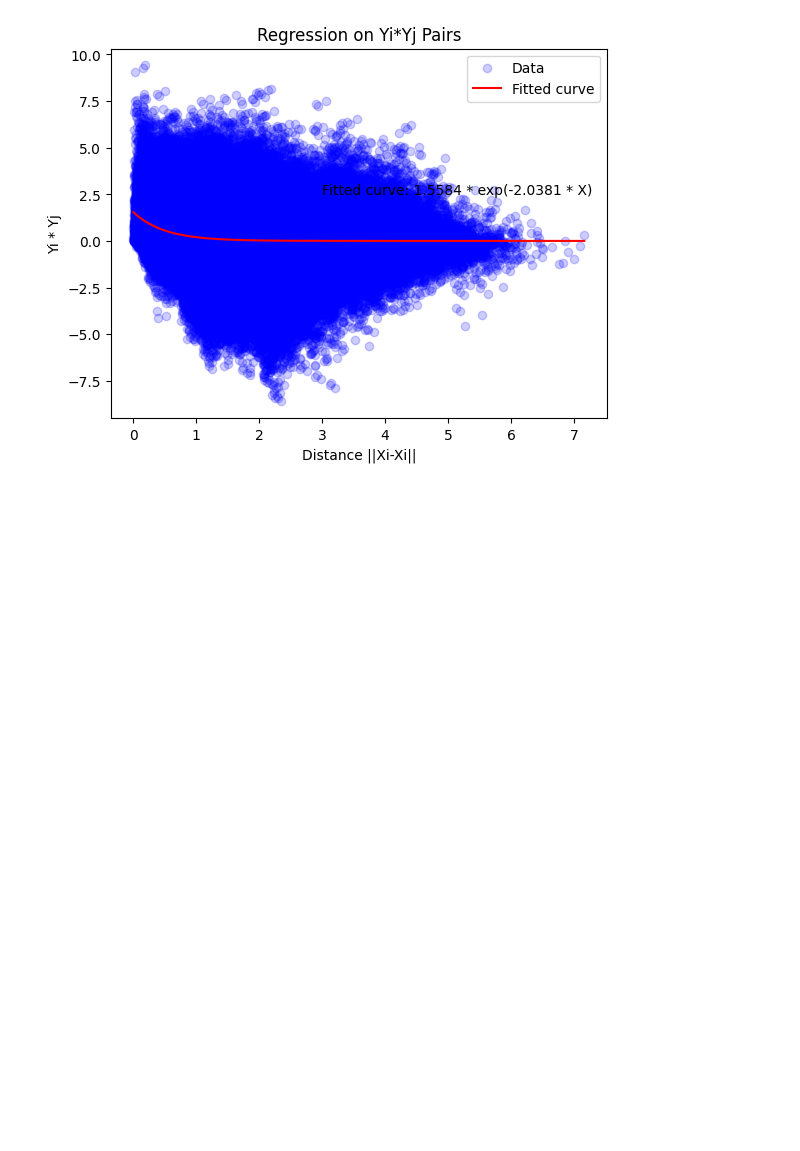
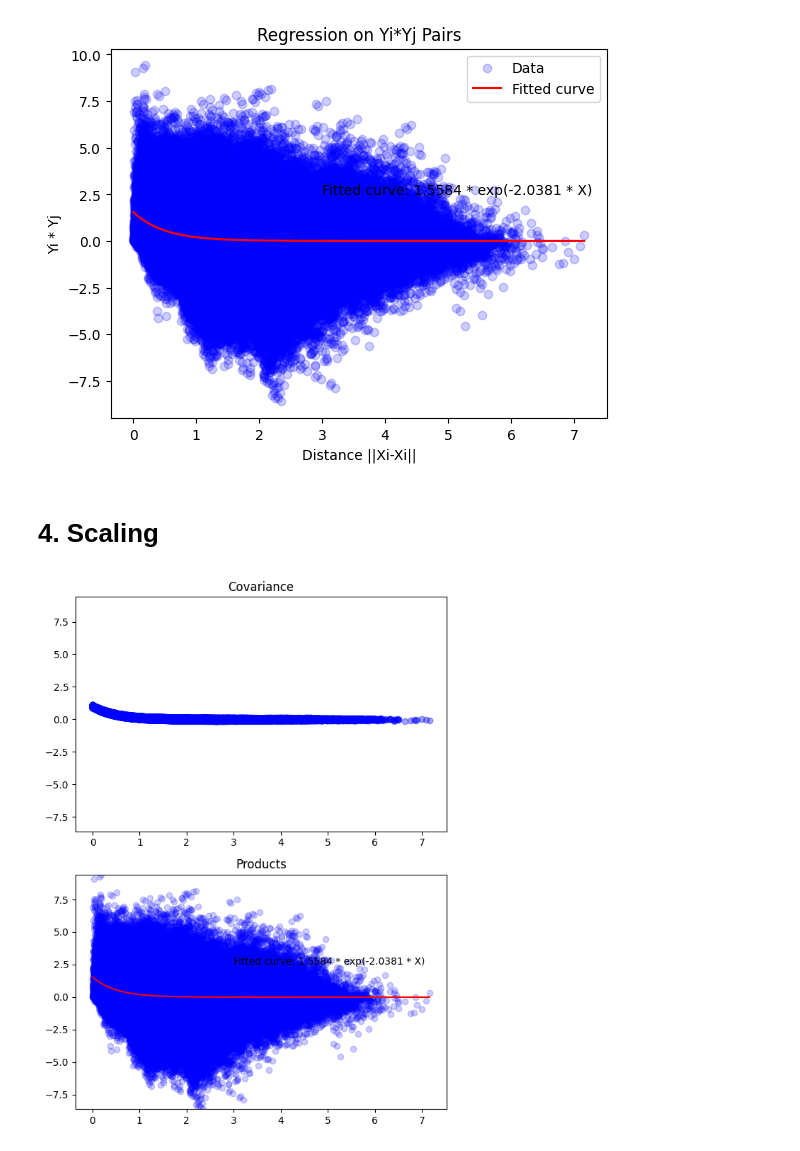
Before and after one commit to 272-burger/Covariance-Modeling, a Jupyter notebook: Covariance/RA_ExpPlotting.ipynb, the cells around one changed output. Drawn from its saved outputs; the diff is of its cells as text; code cells hidden in the pictures; blank space fills up the shorter version.

Commit message:
Scaling

```diff
--- a/Covariance/RA_ExpPlotting.ipynb
+++ b/Covariance/RA_ExpPlotting.ipynb
@@ -254,3 +254,30 @@ plt.legend()
 plt.show()
 # %% [output]
 [figure]
+# %% [markdown]
+# 4. Scaling
+# %%
+# create two subplots
+fig, (ax1, ax2) = plt.subplots(2, 1, figsize=(6, 8))
+
+# plot the data in the first subplot
+ax1.scatter(d_plot, cov_plot, c='blue', alpha=0.2)
+ax1.set_title('Covariance')
+
+# plot the data in the second subplot
+ax2.scatter(dis_pairs, product_pairs, color='blue', alpha=0.2)
+ax2.plot(x_fit, y_fit, c='red', label='Fitted curve')
+ax2.text(3.0, 2.5, fit)
+ax2.set_title('Products')
+
+# adjust the y-axis limits of both subplots to be the same
+min_y = min(np.min(cov_plot), np.min(product_pairs))
+max_y = max(np.max(cov_plot), np.max(product_pairs))
+ax1.set_ylim(min_y, max_y)
+ax2.set_ylim(min_y, max_y)
+
+# display the plots
+plt.tight_layout()
+plt.show()
+# %% [output]
+[figure, added]
```
